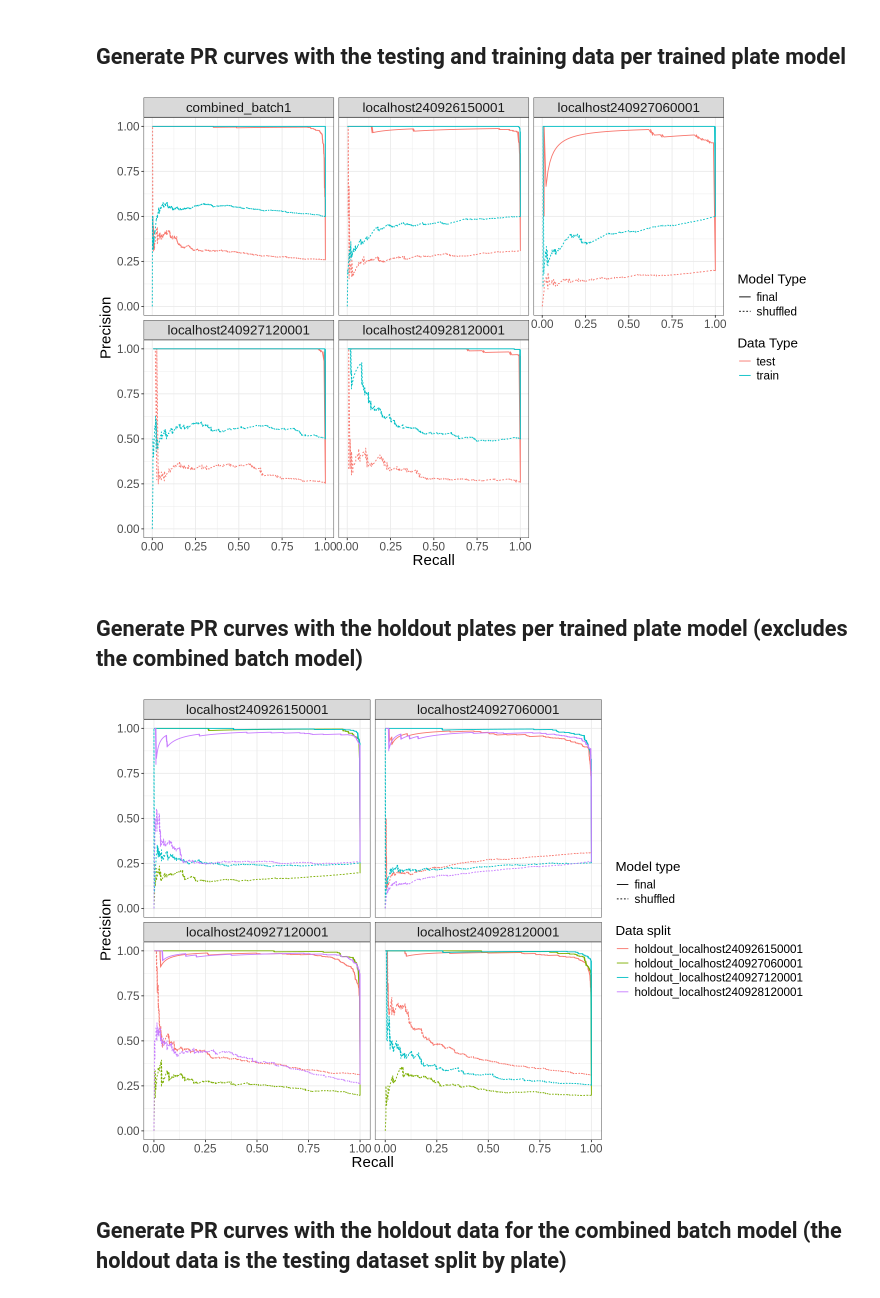
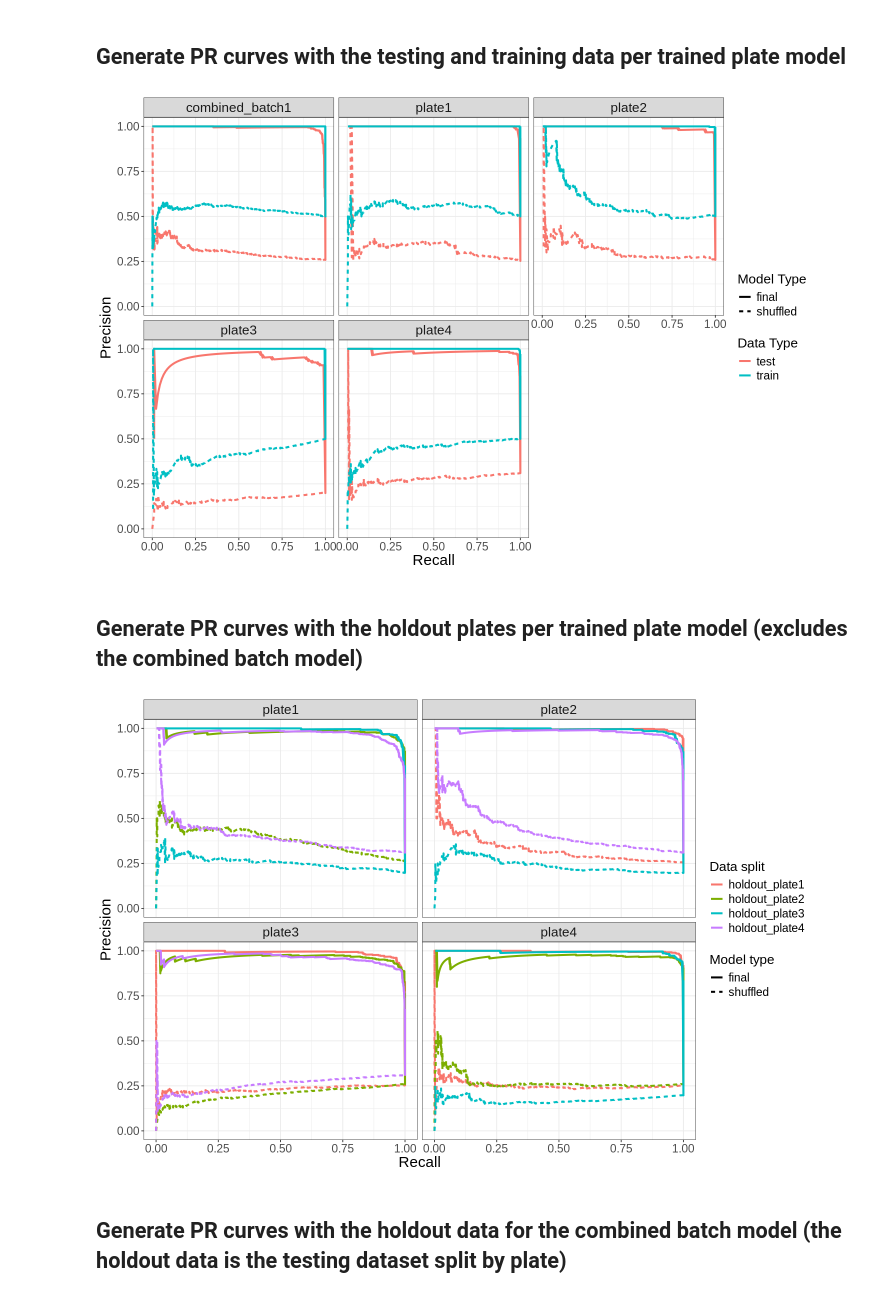
Before and after one commit to WayScience/targeted_fibrosis_drug_screen, a Jupyter notebook: 3a.train_individual_models/3.vis_model_performance.ipynb, the cells around one changed output. Saved outputs shown, nothing was run; the diff lists cells and outputs as text; code cells hidden in the pictures.

```diff
--- a/3a.train_individual_models/3.vis_model_performance.ipynb
+++ b/3a.train_individual_models/3.vis_model_performance.ipynb
@@ -47,0 +85,26 @@ A tibble: 6 × 8
+# %%
+# Copy original dataset values
+dataset_original <- performance_metrics$dataset
+
+# Extract base name from 'test_localhostX' or 'holdout_localhostY'
+base_names <- sub("^(test_|holdout_)", "", dataset_original)
+
+# Map base names if they exist in plate_mapping, otherwise keep original
+mapped_base <- ifelse(base_names %in% names(plate_mapping),
+                      plate_mapping[base_names],
+                      base_names)
+
+# Reattach prefixes (test_/holdout_/none)
+performance_metrics$dataset <- ifelse(
+  grepl("^test_", dataset_original),
+  paste0("test_", mapped_base),
+  ifelse(
+    grepl("^holdout_", dataset_original),
+    paste0("holdout_", mapped_base),
+    mapped_base
+  )
+)
+
+# Display the updated dataframe and check that the mapping worked
+unique(performance_metrics$dataset)
+head(performance_metrics)
@@ -57,7 +133,7 @@ filtered_data <- performance_metrics[performance_metrics$dataset %in% c("train",
 
 # Create the ggplot for PR curves
 test_train_all_models <- ggplot(filtered_data, aes(x = recall, y = precision, color = dataset, linetype = model_type)) +
-    geom_line() +
+    geom_line(linewidth = 1.15) +
     facet_wrap(plate_trained ~ .) +
     labs(
         x = "Recall",
@@ -80,43 +156,43 @@ ggsave(file.path(output_dir, "test_train_all_models_pr_curves.png"), test_train_
 
 test_train_all_models
 # %% [output]
-[figure, old version]
+[figure, new version]
 # %% [markdown]
 ## Generate PR curves with the holdout plates per trained plate model (excludes the combined batch model)
 # %%
-width = 12
+width = 10
 height = 8
 options(repr.plot.width = 12, repr.plot.height = 8)  # Adjust width and height as desired
 
 # Filter out everything that is not Train and Test, and exclude those with 'test_' as a prefix
 filtered_data <- performance_metrics[!(performance_metrics$dataset %in% c("train", "test") | grepl("^test_", performance_metrics$dataset)), ]
 
 # Create the ggplot for PR curves with larger font sizes
 holdout_pr_curves <- ggplot(filtered_data, aes(x = recall, y = precision, color = dataset, linetype = model_type)) +
-    geom_line() +
+    geom_line(linewidth = 1.15) +
     facet_wrap(plate_trained ~ .) +
     labs(
         x = "Recall",
         y = "Precision",
         color = "Data split",
         linetype = "Model type"
     ) +
     theme_bw() +
     theme(
         text = element_text(size = 16),  # Increase font size for all text
         axis.title = element_text(size = 18),  # Increase font size for axis titles
         axis.text = element_text(size = 14),  # Increase font size for axis text
         legend.title = element_text(size = 16),  # Increase font size for legend title
         legend.text = element_text(size = 14),  # Increase font size for legend text
         strip.text = element_text(size = 16)  # Increase font size for facet labels
     )
 
 # Save the plot to the output directory
 ggsave(file.path(output_dir, "holdout_plate_pr_curves.png"), holdout_pr_curves, dpi = 500, height = height, width = width)
 
 holdout_pr_curves
 # %% [output]
-[figure, old version]
+[figure, new version]
 # %% [markdown]
 ## Generate PR curves with the holdout data for the combined batch model (the holdout data is the testing dataset split by plate)
 # %%
```
Also changed, not shown: parts of 5 cells of this notebook, 16 other files.
